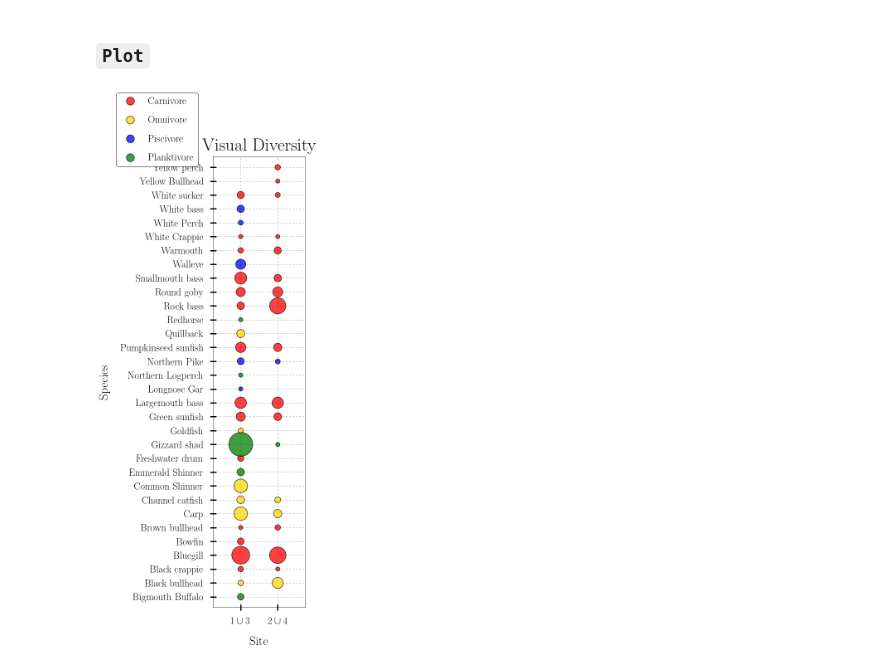
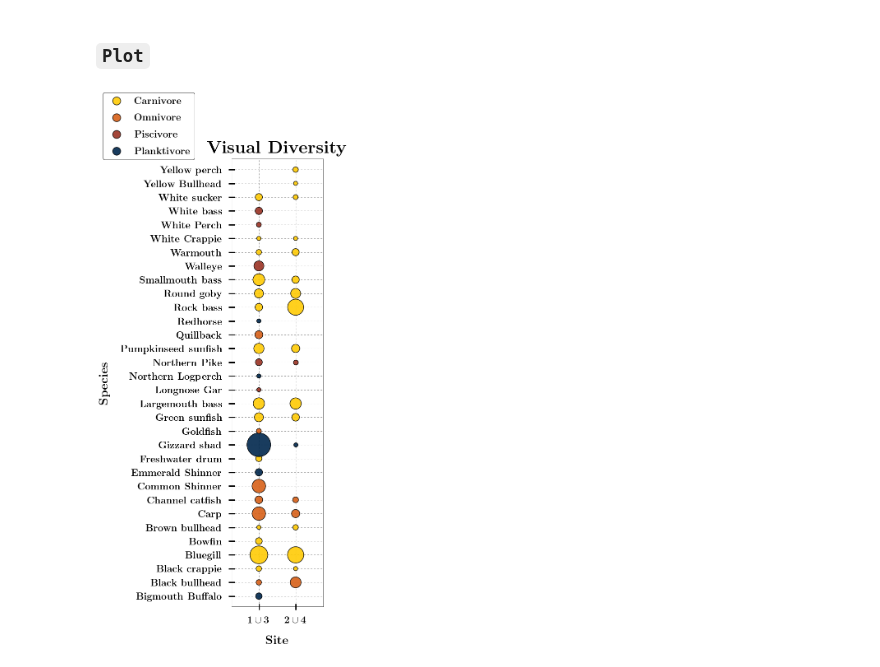
Before and after one commit to casonk/Flint_River_Ecology, a Jupyter notebook: Notebooks/Diversity_Bubble_Plot.ipynb, the cells around one changed output. Saved outputs shown, nothing was run; the diff lists cells and outputs as text; code cells hidden in the pictures.

```diff
--- a/Notebooks/Diversity_Bubble_Plot.ipynb
+++ b/Notebooks/Diversity_Bubble_Plot.ipynb
@@ -34,3 +36,11 @@ metadata.drop('Unknown', inplace=True)
+# %%
+maize = '#FFCB05'
+blue = '#00274C'
+umgrey = '#989C97'
+rossorange = '#D86018'
+tappanred = '#9A3324'
+rackhamgreen = '#75988d'
+wavefieldgreen = '#A5A508'
 # %% [markdown]
 ### `Add Niches`
 # %%
@@ -72,22 +82,23 @@ niche_dict = {
 metadata['Feeding'] = [niche_dict[x] for x in metadata.index]
 
 color_dict = {
-    "Carnivore" : "red",
-    "Omnivore" : "gold",
-    "Piscivore" : "blue",
-    "Planktivore" : "green",
+    "Carnivore" : maize,
+    "Omnivore" : rossorange,
+    "Piscivore" : tappanred,
+    "Planktivore" : blue,
 }
 
 metadata['Color'] = metadata['Feeding'].apply(lambda x: color_dict[x])
 # %% [markdown]
 ### `Plot Formatting`
 # %%
-matplotlib.rcParams['font.family'] = 'consolas'
+matplotlib.rcParams['font.family'] = 'calibri'
 matplotlib.rcParams['axes.titlecolor'] = 'black'
 matplotlib.rcParams['axes.titlesize'] = 43
 matplotlib.rcParams['axes.titlepad'] = 15
 matplotlib.rcParams['axes.labelcolor'] = 'black'
 matplotlib.rcParams['axes.labelsize'] = 30
+matplotlib.rcParams['axes.labelweight'] = 'bold'
 matplotlib.rcParams['axes.labelpad'] = 25
 matplotlib.rcParams['axes.xmargin'] = .75
 matplotlib.rcParams['axes.ymargin'] = .025
@@ -105,44 +116,44 @@ matplotlib.rcParams['text.usetex'] = True
 plt.tick_params(direction='inout',axis='both', pad=15, width=3, length=15, color='black')
 plt.grid(dashes=[5, 5], animated=True, alpha=.5, c='black', zorder=3)
 plt.xticks(rotation=0, ha='center')
-plt.title(r'Visual Diversity', style='oblique')
-plt.xlabel(r'Site', style='italic')
-plt.ylabel(r'Species', style='italic')
+plt.title(r'\textbf{Visual Diversity}', style='oblique')
+plt.xlabel(r'\textbf{Site}', style='italic')
+plt.ylabel(r'\textbf{Species}', style='italic')
 
 
 # Bubble Scales
 import math
 metadata.down = 100*metadata.down.apply(lambda x: math.sqrt(x))
 metadata.up = 100*metadata.up.apply(lambda x: math.sqrt(x))
 
 # X
-metadata['Above'] = r'$2 \cup 4$'
-metadata['Below'] = r'$1 \cup 3$'
+metadata['Above'] = r'$\mathbf{2 \cup 4}$'
+metadata['Below'] = r'$\mathbf{1 \cup 3}$'
 
 # PLOT
-plt.scatter(metadata['Below'], metadata.index, s=metadata.down, alpha=.75, c=metadata['Color'], marker='o',edgecolor='black', linewidth=1.5, zorder=2)
+plt.scatter(metadata['Below'], [r"\textbf{" + str(fish) + r"}" for fish in metadata.index], s=metadata.down, alpha=.9 , c=metadata['Color'], marker='o',edgecolor='black', linewidth=1.5, zorder=2)
 
 up_mask = metadata["up"] > 0
 
 mask1 = metadata["Feeding"] == "Carnivore"
-plt.scatter(metadata['Above'][up_mask & mask1], metadata.index[up_mask & mask1], s=metadata.up[up_mask & mask1], alpha=.75, c=metadata['Color'][up_mask & mask1], label="Carnivore", marker='o', edgecolor='black', linewidth=1.5, zorder=2)
+plt.scatter(metadata['Above'][up_mask & mask1], [r"\textbf{" + str(fish) + r"}" for fish in metadata.index[up_mask & mask1]], s=metadata.up[up_mask & mask1], alpha=.9, c=metadata['Color'][up_mask & mask1], label=r"\textbf{Carnivore}", marker='o', edgecolor='black', linewidth=1.5, zorder=2)
 mask2 = metadata["Feeding"] == "Omnivore"
-plt.scatter(metadata['Above'][up_mask & mask2], metadata.index[up_mask & mask2], s=metadata.up[up_mask & mask2], alpha=.75, c=metadata['Color'][up_mask & mask2], label="Omnivore", marker='o', edgecolor='black', linewidth=1.5, zorder=2)
+plt.scatter(metadata['Above'][up_mask & mask2], [r"\textbf{" + str(fish) + r"}" for fish in metadata.index[up_mask & mask2]], s=metadata.up[up_mask & mask2], alpha=.9, c=metadata['Color'][up_mask & mask2], label=r"\textbf{Omnivore}", marker='o', edgecolor='black', linewidth=1.5, zorder=2)
 mask3 = metadata["Feeding"] == "Piscivore"
-plt.scatter(metadata['Above'][up_mask & mask3], metadata.index[up_mask & mask3], s=metadata.up[up_mask & mask3], alpha=.75, c=metadata['Color'][up_mask & mask3], label="Piscivore", marker='o', edgecolor='black', linewidth=1.5, zorder=2)
+plt.scatter(metadata['Above'][up_mask & mask3], [r"\textbf{" + str(fish) + r"}" for fish in metadata.index[up_mask & mask3]], s=metadata.up[up_mask & mask3], alpha=.9, c=metadata['Color'][up_mask & mask3], label=r"\textbf{Piscivore}", marker='o', edgecolor='black', linewidth=1.5, zorder=2)
 mask4 = metadata["Feeding"] == "Planktivore"
-plt.scatter(metadata['Above'][up_mask & mask4], metadata.index[up_mask & mask4], s=metadata.up[up_mask & mask4], alpha=.75, c=metadata['Color'][up_mask & mask4], label="Planktivore", marker='o', edgecolor='black', linewidth=1.5, zorder=2)
+plt.scatter(metadata['Above'][up_mask & mask4], [r"\textbf{" + str(fish) + r"}" for fish in metadata.index[up_mask & mask4]], s=metadata.up[up_mask & mask4], alpha=.9, c=metadata['Color'][up_mask & mask4], label=r"\textbf{Planktivore}", marker='o', edgecolor='black', linewidth=1.5, zorder=2)
 
 # SCALE
 fig = plt.gcf()
 fig.set_size_inches(4, 20)
 
 # LEGEND
-legend = fig.legend(loc=2, frameon=True, edgecolor="black", fancybox=True, framealpha=0.95, bbox_to_anchor=(-0.725, 0.995))
+legend = fig.legend(loc=2, frameon=True, edgecolor="black", fancybox=True, framealpha=0.95, bbox_to_anchor=(-1, 1))
 for legend_handle in legend.legendHandles:
     legend_handle.set_sizes([369,369,369,369])
 # SHOW
 plt.savefig('F:\\Research\\Funded\\UIREEJ\\Flint_River_Ecology\\Poster\\Img\\Diversity_Bubble_Plot.png', dpi=1000, bbox_inches='tight')
 plt.show()
 # %% [output]
-[figure, old version]
+[figure, new version]
```
Also changed, not shown: parts of 1 cell of this notebook, 9 other files.
